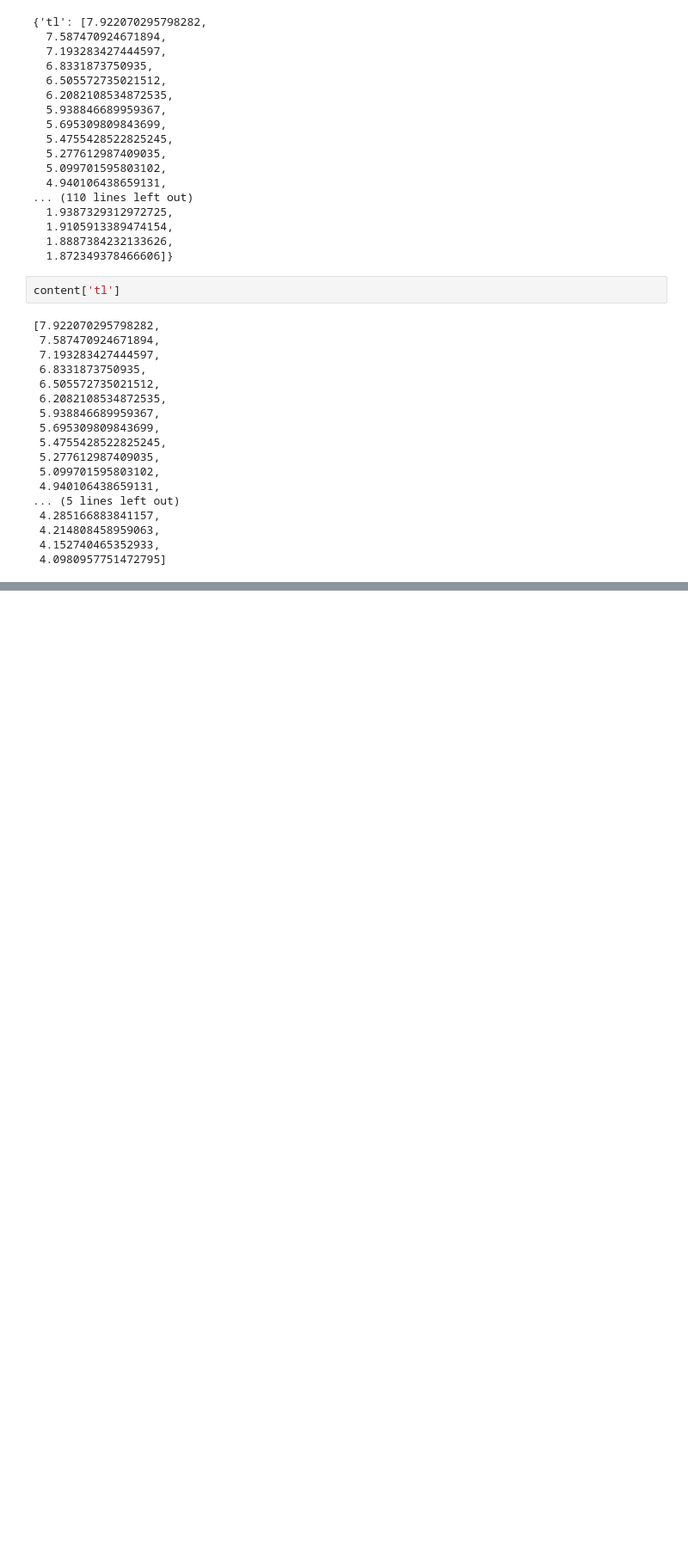
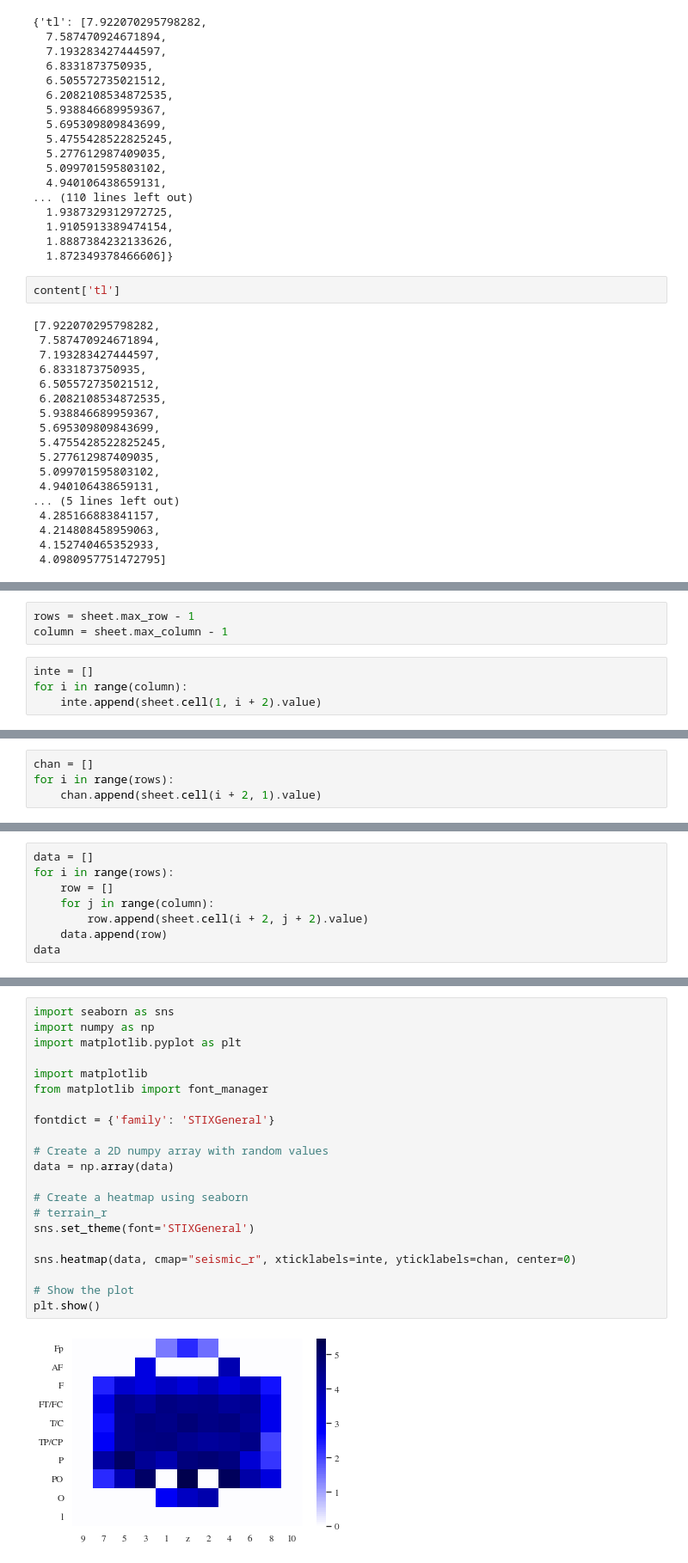
Before and after one commit to HansDongHuanze/experiment-BCI, a Jupyter notebook: SEAttention.ipynb, the cells around one changed output, grey strips where cells are left out. Shown at 86% size. Saved outputs shown, nothing was run; the diff lists cells and outputs as text; blank space fills up the shorter version.

```diff
--- a/SEAttention.ipynb
+++ b/SEAttention.ipynb
@@ -854,0 +920,7 @@ file.save('result.xlsx')
+# %%
+rows = sheet.max_row - 1
+column = sheet.max_column - 1
+# %%
+inte = []
+for i in range(column):
+    inte.append(sheet.cell(1, i + 2).value)
@@ -854,0 +931,4 @@ file.save('result.xlsx')
+# %%
+chan = []
+for i in range(rows):
+    chan.append(sheet.cell(i + 2, 1).value)
@@ -854,0 +939,8 @@ file.save('result.xlsx')
+# %%
+data = []
+for i in range(rows):
+    row = []
+    for j in range(column):
+        row.append(sheet.cell(i + 2, j + 2).value)
+    data.append(row)
+data
@@ -854,0 +965,23 @@ file.save('result.xlsx')
+# %%
+import seaborn as sns
+import numpy as np
+import matplotlib.pyplot as plt
+
+import matplotlib
+from matplotlib import font_manager
+
+fontdict = {'family': 'STIXGeneral'}
+
+# Create a 2D numpy array with random values
+data = np.array(data)
+
+# Create a heatmap using seaborn
+# terrain_r
+sns.set_theme(font='STIXGeneral')
+
+sns.heatmap(data, cmap="seismic_r", xticklabels=inte, yticklabels=chan, center=0)
+
+# Show the plot
+plt.show()
+# %% [output]
+[figure, added]
```
Also changed, not shown: parts of 32 cells of this notebook, 6 other files.
